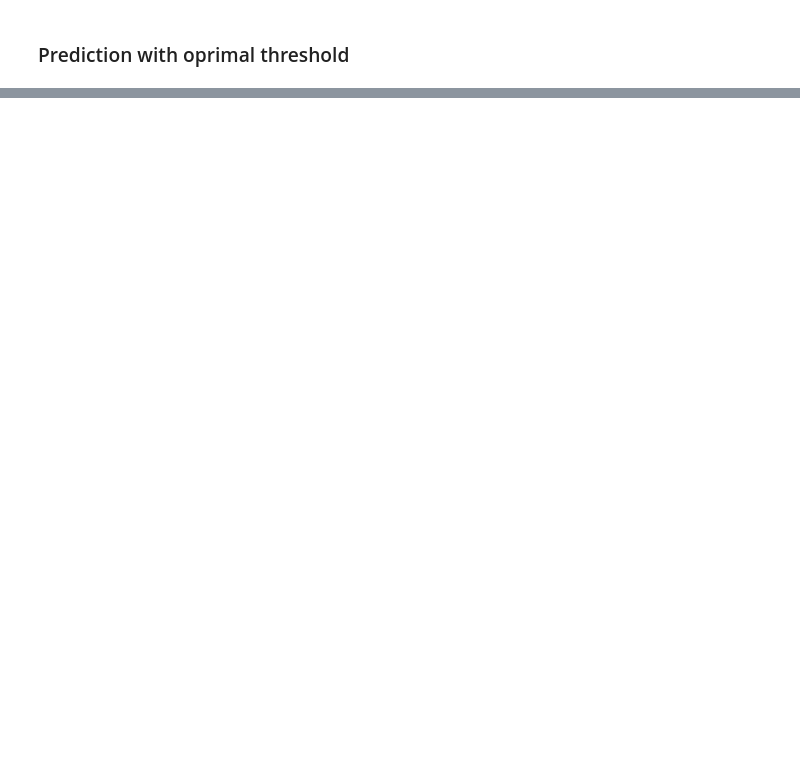
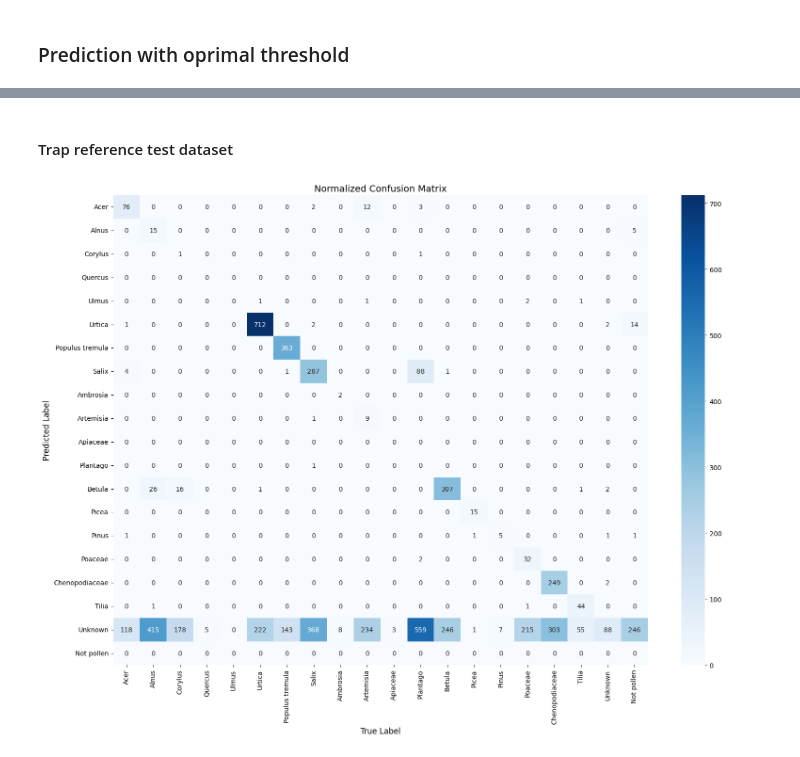
Before and after one commit to Digiratory/Pollen-Analyzer, a Jupyter notebook: 4_ocs_calibration.ipynb, the cells around one changed output, grey strips where cells are left out. Drawn from its saved outputs; the diff is of its cells as text; code cells hidden in the pictures; blank space fills up the shorter version.

```diff
--- a/4_ocs_calibration.ipynb
+++ b/4_ocs_calibration.ipynb
@@ -354,0 +329,8 @@ plot_confusion_matrix(
+# %% [markdown]
+#### Trap reference test dataset
+# %%
+hist_pred  = [classify_with_threshold(item, optimal_thresh)[2] for item in hist_x]
+# %%
+plot_confusion_matrix(hist_y, hist_pred, os.path.join("out", "cm_trap.svg")).to_csv(os.path.join("out", "cm_trap.csv"))
+# %% [output]
+[figure, added]
```
Also changed, not shown: parts of 47 cells of this notebook, 1 other file.
